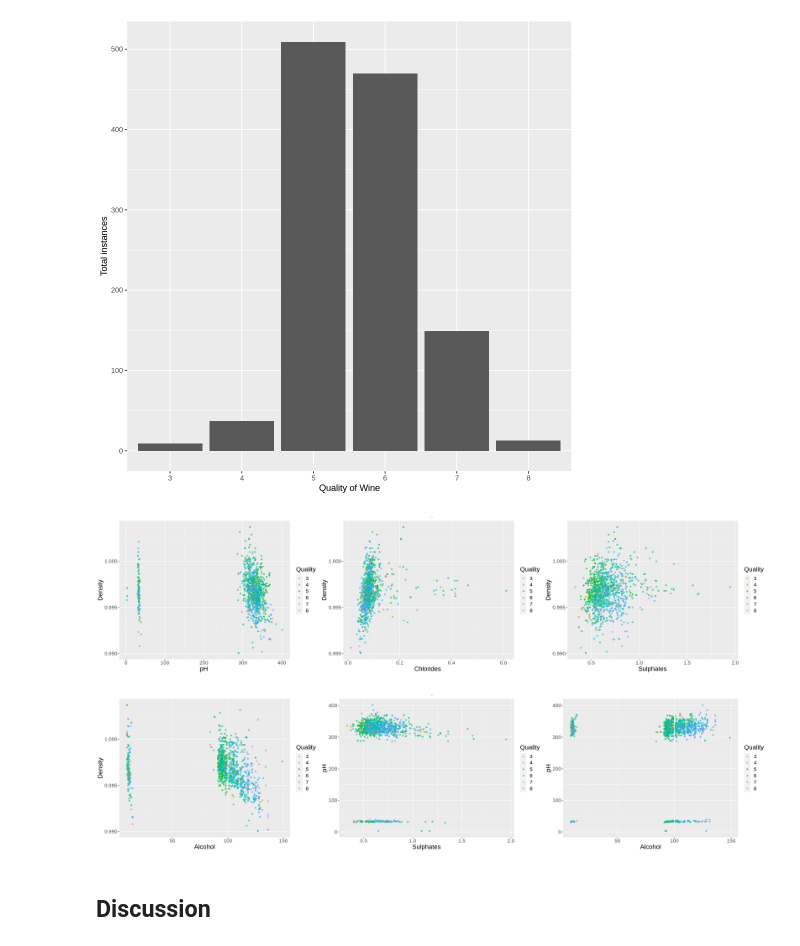
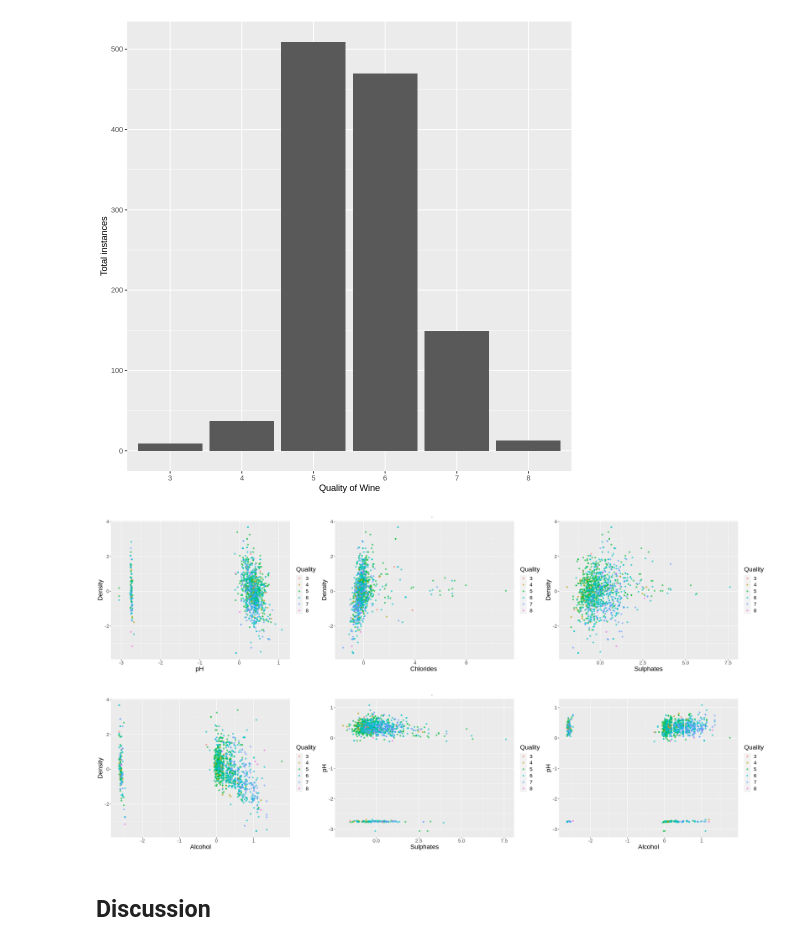
Before and after one commit to choialice707/DSCI-100-Group56-Proj, a Jupyter notebook: group_project_report.ipynb, the cells around one changed output. Cells and saved outputs as stored; diff of their text form; code cells hidden in the pictures.

Commit message:
scaled the data

```diff
--- a/group_project_report.ipynb
+++ b/group_project_report.ipynb
@@ -94,3 +94,17 @@ A tibble: 6 × 12
 | 63 | 0.510 | 0.13 | 23 | 0.076 | 29 | ... |
 | 59 | 0.645 | 0.12 | 2 | 0.075 | 32 | ... |
 | 6 | 0.310 | 0.47 | 36 | 0.067 | 18 | ... |
+# %%
+wine_data_scaled <- wine_data |>
+ mutate(scaled_fixed_acidity = scale(`fixed acidity`, center = TRUE),
+        scaled_volatile_acidity = scale(`volatile acidity`, center = TRUE),
+        scaled_citric_acid = scale(`citric acid`, center = TRUE),
+        scaled_chlorides = scale(chlorides, center = TRUE),
+        scaled_free_sulfur_dioxide = scale(`free sulfur dioxide`, center = TRUE),
+        scaled_total_sulfur_dioxide = scale(`total sulfur dioxide`, center = TRUE),
+        scaled_density = scale(density, center = TRUE),
+        scaled_pH = scale(pH, center = TRUE),
+        scaled_sulphates = scale(sulphates, center = TRUE),
+        scaled_alcohol = scale(alcohol, center = TRUE))
+
+head(wine_data_scaled)
@@ -97,7 +121,7 @@ A tibble: 6 × 12
 # %%
 set.seed(1234)
 
-wine_split <- initial_split(wine_data, prop = 0.75 , strata = quality)
+wine_split <- initial_split(wine_data_scaled, prop = 0.75 , strata = quality)
 wine_train <- training(wine_split)
 wine_test <- testing(wine_split)
 
@@ -154,7 +178,7 @@ library(gridExtra)
 options(repr.plot.width = 25, repr.plot.height = 6)
 
 wine_plot1 <- wine_train |>
-  ggplot(aes(x = pH, y = density, color = quality)) +
+  ggplot(aes(x = scaled_pH, y = scaled_density, color = quality)) +
   geom_point(alpha = 0.6) +
   labs(x = "pH ",
        y = "Density",
@@ -162,7 +186,7 @@ wine_plot1 <- wine_train |>
   theme(text = element_text(size = 17))
 
 wine_plot2 <- wine_train |>
-  ggplot(aes(x = chlorides, y = density, color = quality)) +
+  ggplot(aes(x = scaled_chlorides, y = scaled_density, color = quality)) +
   geom_point(alpha = 0.6) +
   labs(x = "Chlorides ",
        y = "Density",
@@ -170,42 +194,42 @@ wine_plot2 <- wine_train |>
   theme(text = element_text(size = 17))
 
 wine_plot3 <- wine_train |>
-  ggplot(aes(x = sulphates, y = density, color = quality)) +
+  ggplot(aes(x = scaled_sulphates, y = scaled_density, color = quality)) +
   geom_point(alpha = 0.6) +
   labs(x = "Sulphates",
        y = "Density",
        color = "Quality") +
   theme(text = element_text(size = 17))
 
 wine_plot4 <- wine_train |>
-  ggplot(aes(x = alcohol, y = density, color = quality)) +
+  ggplot(aes(x = scaled_alcohol, y = scaled_density, color = quality)) +
   geom_point(alpha = 0.6) +
   labs(x = "Alcohol",
        y = "Density",
        color = "Quality") +
   theme(text = element_text(size = 17))
 
 wine_plot5 <- wine_train |>
-  ggplot(aes(x = sulphates, y = pH, color = quality)) +
+  ggplot(aes(x = scaled_sulphates, y = scaled_pH, color = quality)) +
   geom_point(alpha = 0.6) +
   labs(x = "Sulphates",
        y = "pH",
        color = "Quality") +
   theme(text = element_text(size = 17))
 
 wine_plot6 <- wine_train |>
-  ggplot(aes(x = alcohol, y = pH, color = quality)) +
+  ggplot(aes(x = scaled_alcohol, y = scaled_pH, color = quality)) +
   geom_point(alpha = 0.6) +
   labs(x = "Alcohol",
        y = "pH",
        color = "Quality") +
   theme(text = element_text(size = 17))
 
 grid.arrange(wine_plot1, wine_plot2, wine_plot3, nrow = 1, top = '.')
 grid.arrange(wine_plot4, wine_plot5, wine_plot6, nrow = 1, top = '.')
 # %% [output]
-[figure, old version]
+[figure, new version]
-[figure, old version]
+[figure, new version]
 # %% [markdown]
 ## **Discussion**
 # %% [markdown]
```
Also changed, not shown: parts of 2 cells of this notebook.
